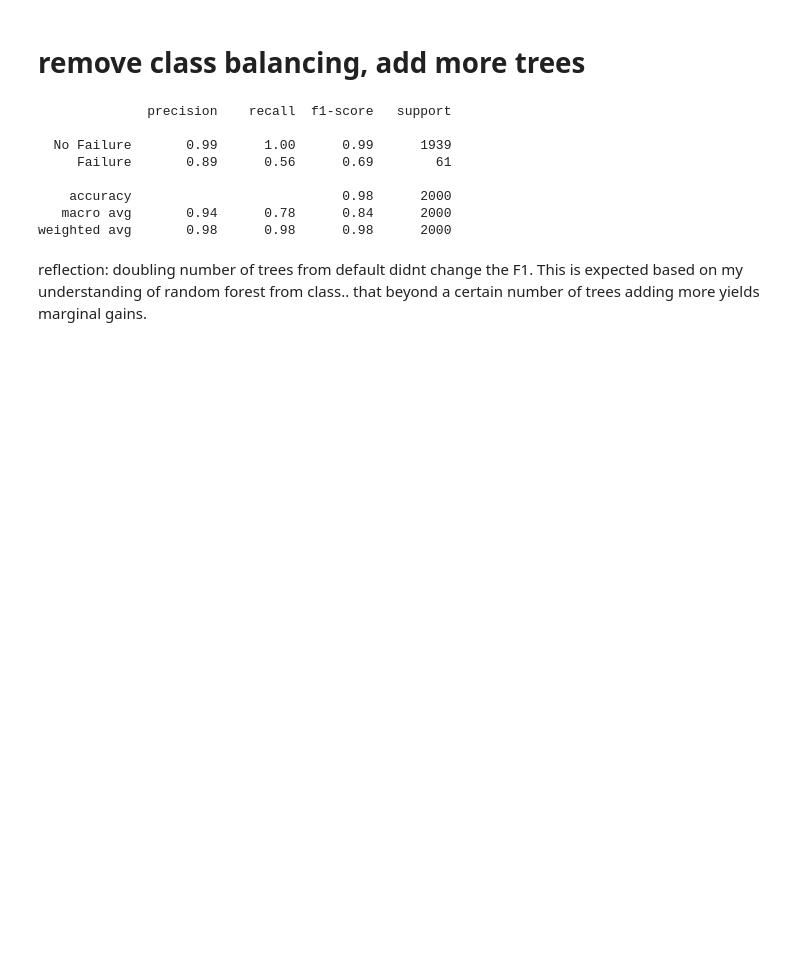
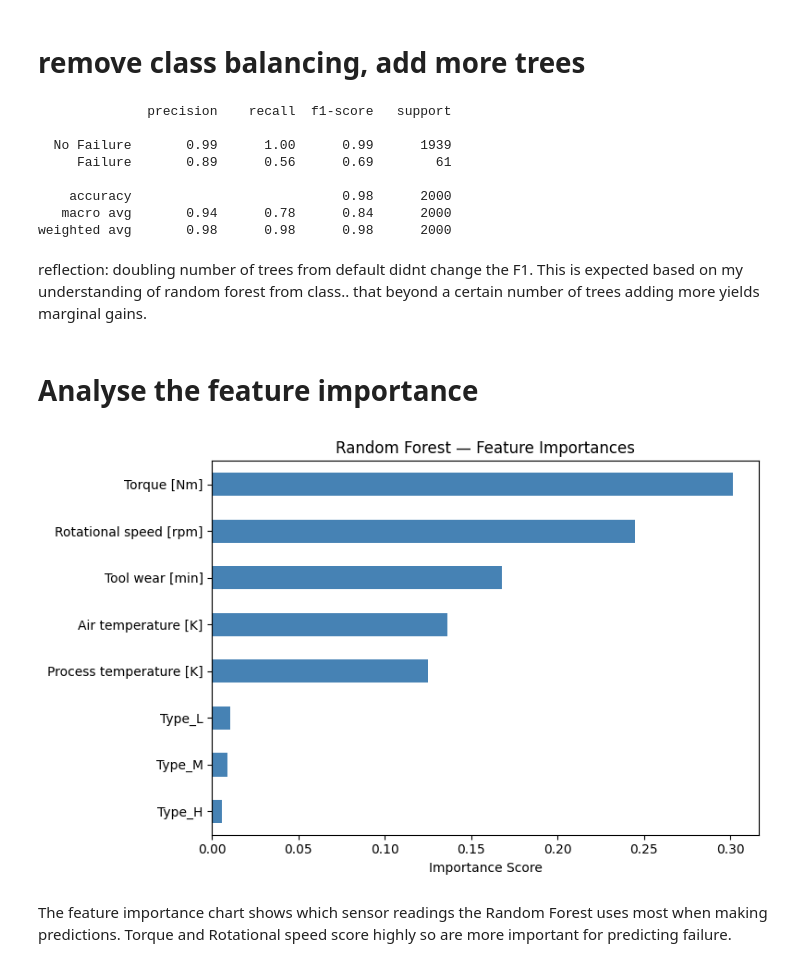
Before and after one commit to sba25046/ml-test, a Jupyter notebook: machine_failure_random_forest_code.ipynb, the cells around one changed output. Saved outputs shown, nothing was run; the diff lists cells and outputs as text; code cells hidden in the pictures; blank space fills up the shorter version.

Commit message:
feature importance weightings and chart

```diff
--- a/machine_failure_random_forest_code.ipynb
+++ b/machine_failure_random_forest_code.ipynb
@@ -212,3 +212,19 @@ print(classification_report(y_test, y_pred_tuned, target_names=['No Failure', 'F
 weighted avg       0.98      0.98      0.98      2000
 # %% [markdown]
 reflection: doubling number of trees from default didnt change the F1. This is expected based on my understanding of random forest from class.. that beyond a certain number of trees adding more yields marginal gains.
+# %% [markdown]
+# Analyse the feature importance
+# %%
+# Feature Importance
+importances = pd.Series(rf_tuned.feature_importances_, index=X.columns)
+importances_sorted = importances.sort_values(ascending=True)
+
+importances_sorted.plot(kind='barh', figsize=(8, 5), color='steelblue')
+plt.title('Random Forest — Feature Importances')
+plt.xlabel('Importance Score')
+plt.tight_layout()
+plt.show()
+# %% [output]
+[figure, added]
+# %% [markdown]
+The feature importance chart shows which sensor readings the Random Forest uses most when making predictions. Torque and Rotational speed score highly so are more important for predicting failure.
```
